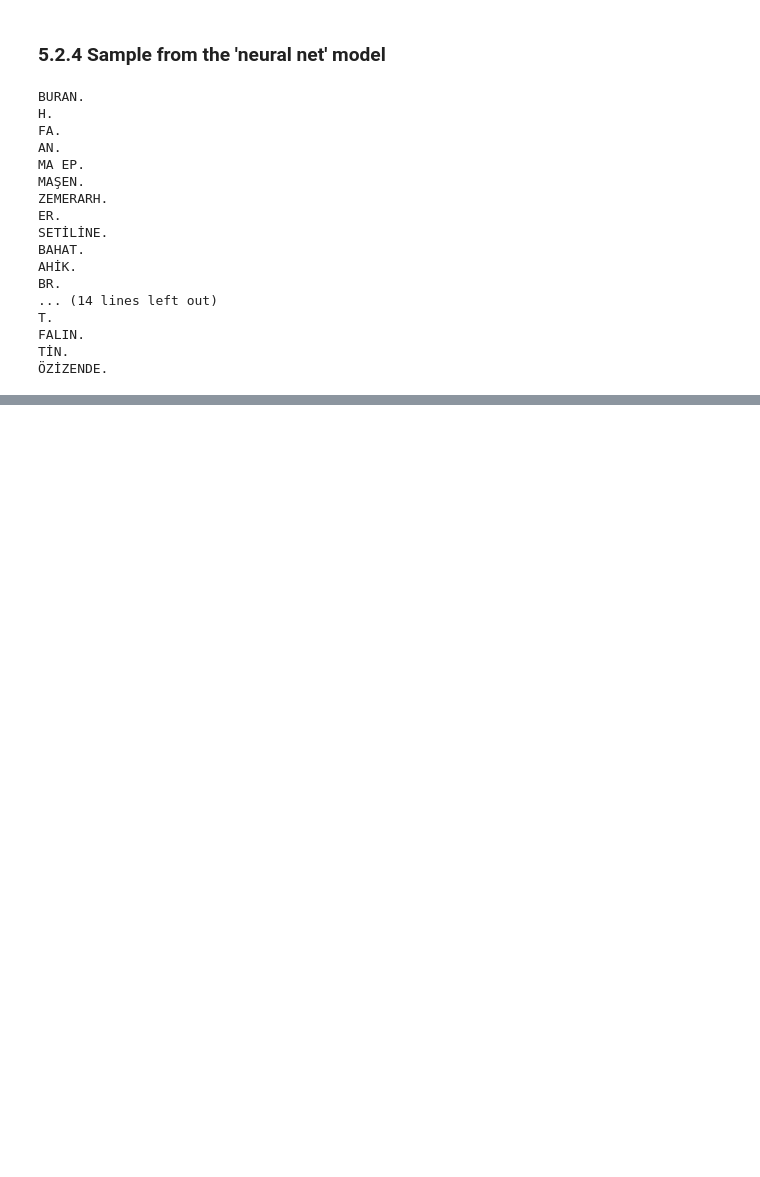
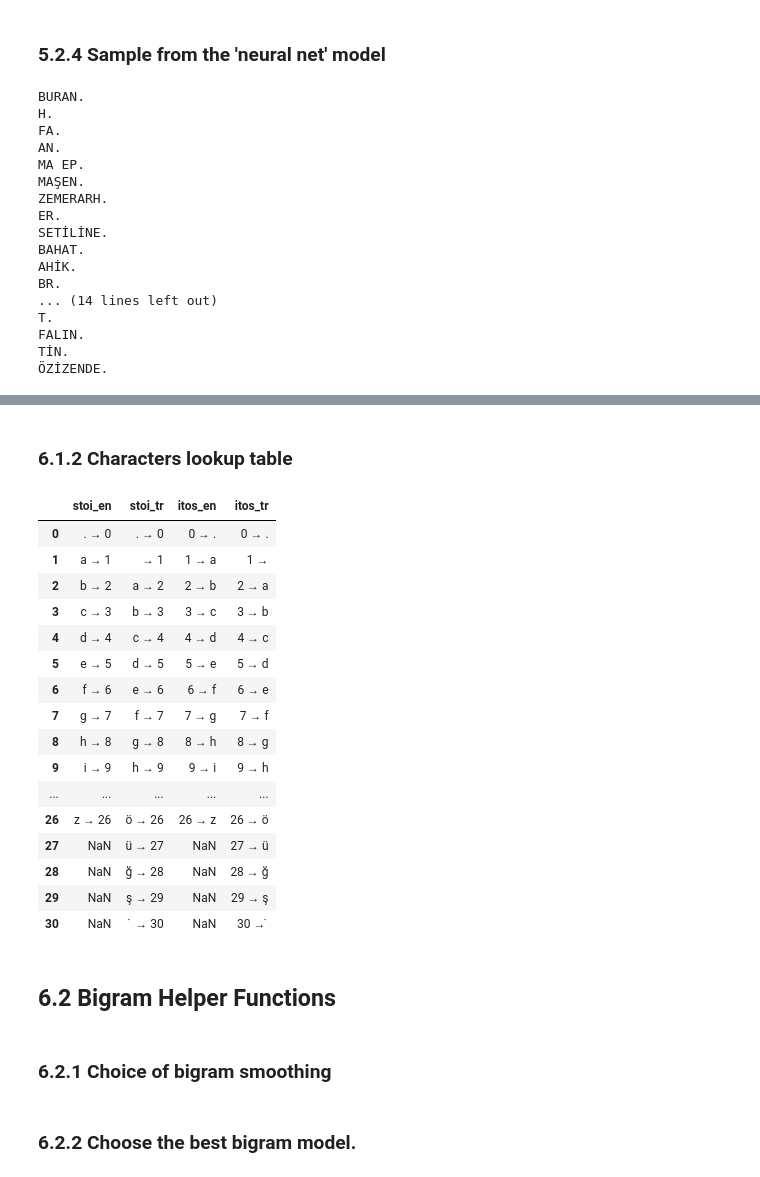
Before and after one commit to EdizArkin/yz50, a Jupyter notebook: w3_language_model.ipynb, the cells around one changed output, grey strips where cells are left out. Saved outputs shown, nothing was run; the diff lists cells and outputs as text; code cells hidden in the pictures; blank space fills up the shorter version.

```diff
--- a/w3_language_model.ipynb
+++ b/w3_language_model.ipynb
@@ -1299,0 +1306,24 @@ TİN.
+# %%
+import torch
+import pandas as pd
+import matplotlib.pyplot as plt
+import unicodedata
+
+names_en = open("names.txt").read().splitlines() # Read the names from the file and split them into a list
+names_tr = [
+    unicodedata.normalize("NFC", name.strip().lower())
+    for name in open("isimler.txt", encoding="utf-8").read().splitlines()
+    if name.strip()
+]
+
+# Remove duplicate names
+names_en = sorted(set(names_en))
+names_tr = sorted(set(names_tr))
+
+# Shuffle and split the names into training/development/validation sets
+g_split = torch.Generator().manual_seed(42) # Create a random number generator with a fixed seed for reproducibility
+
+# Split the English names into training, development, and validation sets (80% training, 10% development, 10% validation)
+train_set_en, dev_set_en, val_set_en = torch.utils.data.random_split(names_en, [int(len(names_en)*0.8), int(len(names_en)*0.1), len(names_en) - int(len(names_en)*0.8) - int(len(names_en)*0.1)], generator=g_split)
+# Split the Turkish names into training, development, and validation sets (80% training, 10% development, 10% validation)
+train_set_tr, dev_set_tr, val_set_tr = torch.utils.data.random_split(names_tr, [int(len(names_tr)*0.8), int(len(names_tr)*0.1), len(names_tr) - int(len(names_tr)*0.8) - int(len(names_tr)*0.1)], generator=g_split)
@@ -1299,0 +1366,2 @@ TİN.
+# %% [markdown]
+### 6.1.2 Characters lookup table
@@ -1299,0 +1382,27 @@ TİN.
+# %%
+pd.DataFrame({
+    "stoi_en": pd.Series([f"{k} → {v}" for k, v in stoi_en.items()]),
+    "stoi_tr": pd.Series([f"{k} → {v}" for k, v in stoi_tr.items()]),
+    "itos_en": pd.Series([f"{k} → {v}" for k, v in itos_en.items()]),
+    "itos_tr": pd.Series([f"{k} → {v}" for k, v in itos_tr.items()])
+})
+# %% [output]
+|  | stoi_en | stoi_tr | itos_en | itos_tr |
+| 0 | . → 0 | . → 0 | 0 → . | 0 → . |
+| 1 | a → 1 | → 1 | 1 → a | 1 → |
+| 2 | b → 2 | a → 2 | 2 → b | 2 → a |
+| 3 | c → 3 | b → 3 | 3 → c | 3 → b |
+| 4 | d → 4 | c → 4 | 4 → d | 4 → c |
+| 5 | e → 5 | d → 5 | 5 → e | 5 → d |
+| 6 | f → 6 | e → 6 | 6 → f | 6 → e |
+| 7 | g → 7 | f → 7 | 7 → g | 7 → f |
+| 8 | h → 8 | g → 8 | 8 → h | 8 → g |
+| 9 | i → 9 | h → 9 | 9 → i | 9 → h |
+| ... | ... | ... | ... | ... |
+| 26 | z → 26 | ö → 26 | 26 → z | 26 → ö |
+| 27 | NaN | ü → 27 | NaN | 27 → ü |
+| 28 | NaN | ğ → 28 | NaN | 28 → ğ |
+| 29 | NaN | ş → 29 | NaN | 29 → ş |
+| 30 | NaN | ̇ → 30 | NaN | 30 → ̇ |
+# %% [markdown]
+## 6.2 Bigram Helper Functions
@@ -1299,0 +1439,2 @@ TİN.
+# %% [markdown]
+### 6.2.1 Choice of bigram smoothing
@@ -1299,0 +1475,2 @@ TİN.
+# %% [markdown]
+### 6.2.2 Choose the best bigram model.
```
Also changed, not shown: parts of 30 cells of this notebook.
